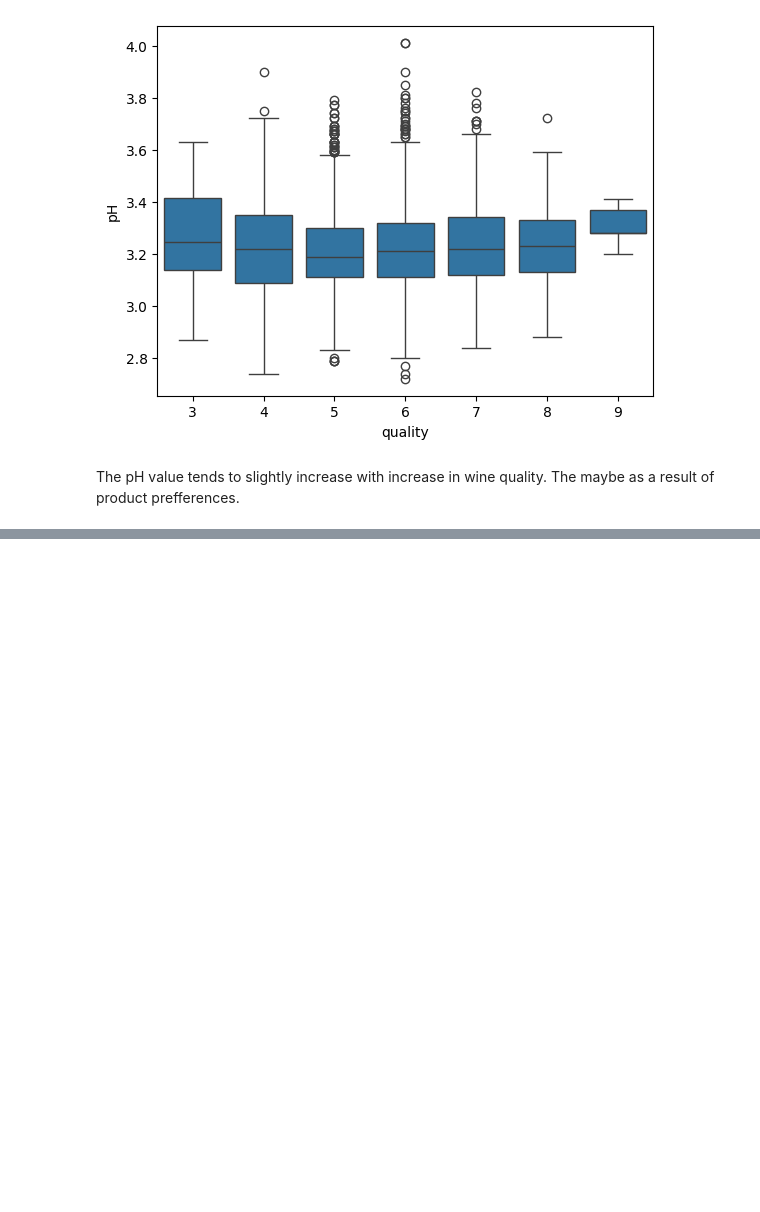
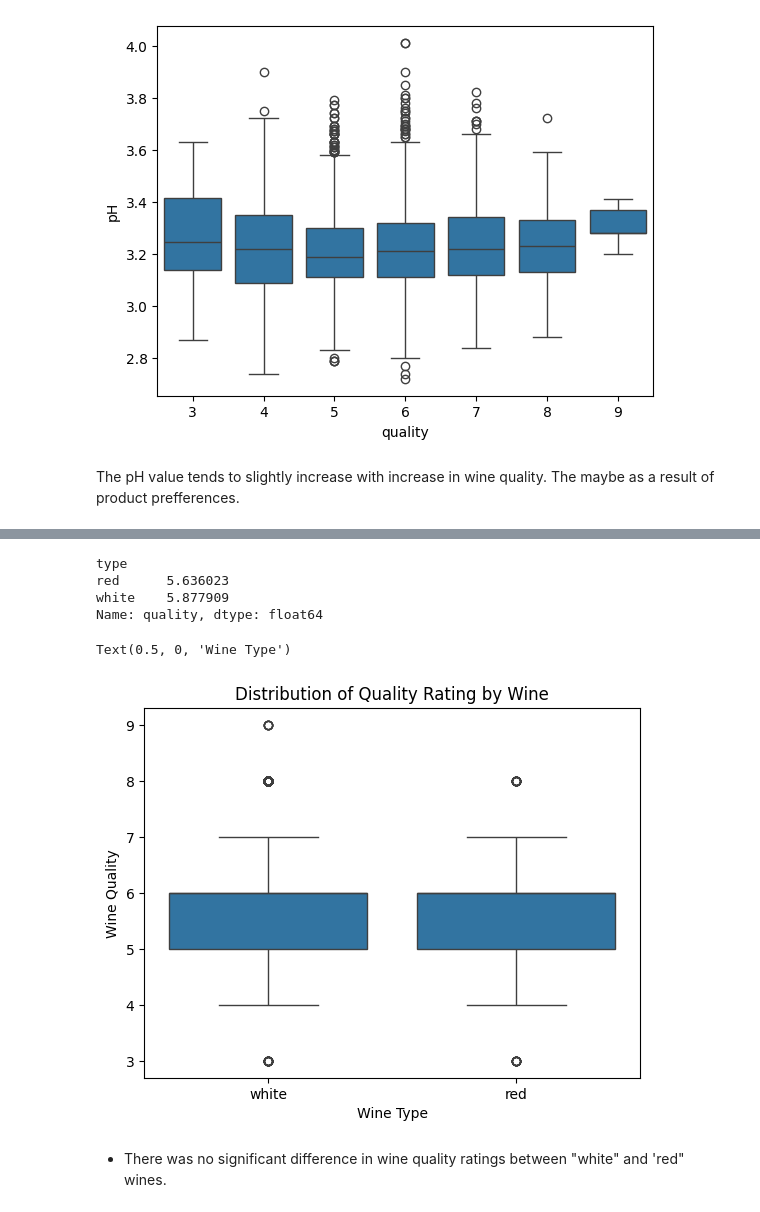
Before and after one commit to mut-rogers/WineQualityEDA, a Jupyter notebook: winequality.ipynb, the cells around one changed output, grey strips where cells are left out. Cells and saved outputs as stored; diff of their text form; code cells hidden in the pictures; blank space fills up the shorter version.

```diff
--- a/winequality.ipynb
+++ b/winequality.ipynb
@@ -103,0 +115,20 @@ The pH value tends to slightly increase with increase in wine quality. The maybe
+# %%
+# Getting the average wine quality ratings for each time
+wine_dataset.groupby("type").quality.mean()
+# %% [output]
+type
+red      5.636023
+white    5.877909
+Name: quality, dtype: float64
+# %%
+# We can visualize the aboves as follows
+sns.boxplot(wine_dataset, x="type", y="quality")
+
+plt.title("Distribution of Quality Rating by Wine")
+plt.ylabel("Wine Quality")
+plt.xlabel("Wine Type")
+# %% [output]
+Text(0.5, 0, 'Wine Type')
+[figure, added]
+# %% [markdown]
+- There was no significant difference in wine quality ratings between "white" and 'red" wines.
```
Also changed, not shown: parts of 2 cells of this notebook.
